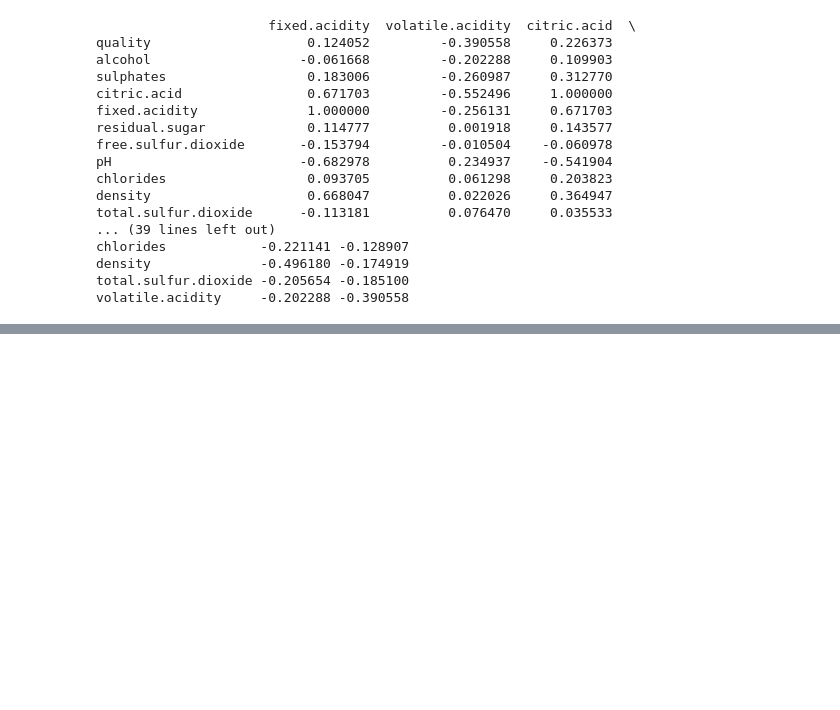
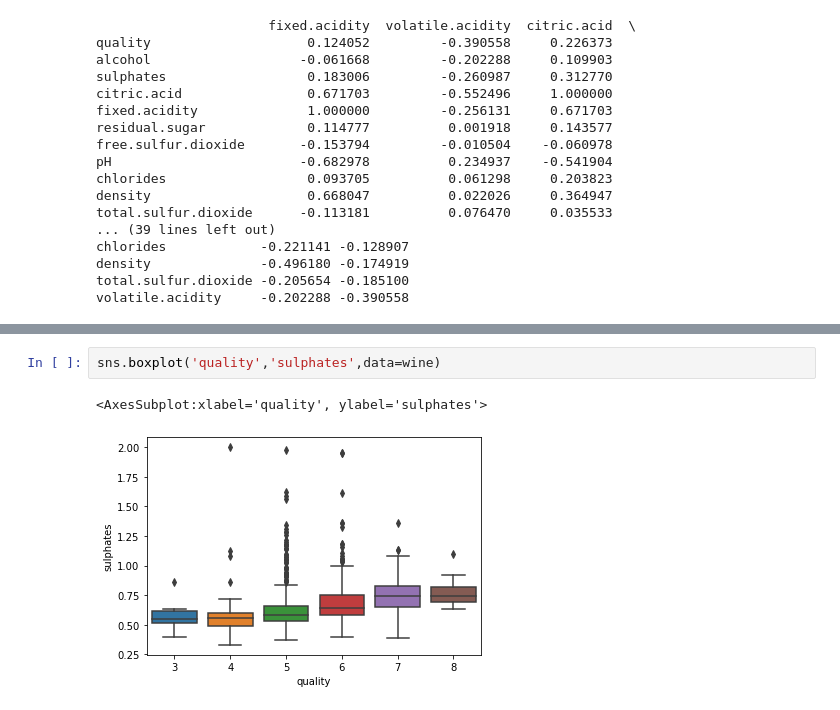
Before and after one commit to prasannasand/Data-Science-Python, a Jupyter notebook: winequality analysis.ipynb, the cells around one changed output, grey strips where cells are left out. Cells and saved outputs as stored; diff of their text form; blank space fills up the shorter version.

Commit message:
update boxplot sulphate

```diff
--- a/winequality analysis.ipynb
+++ b/winequality analysis.ipynb
@@ -167,0 +168,5 @@ sns.barplot(wine['quality'],wine['total.sulfur.dioxide'])
+# %%
+sns.boxplot('quality','sulphates',data=wine)
+# %% [output]
+<AxesSubplot:xlabel='quality', ylabel='sulphates'>
+[figure, added]
```
Also changed, not shown: parts of 11 cells of this notebook.
